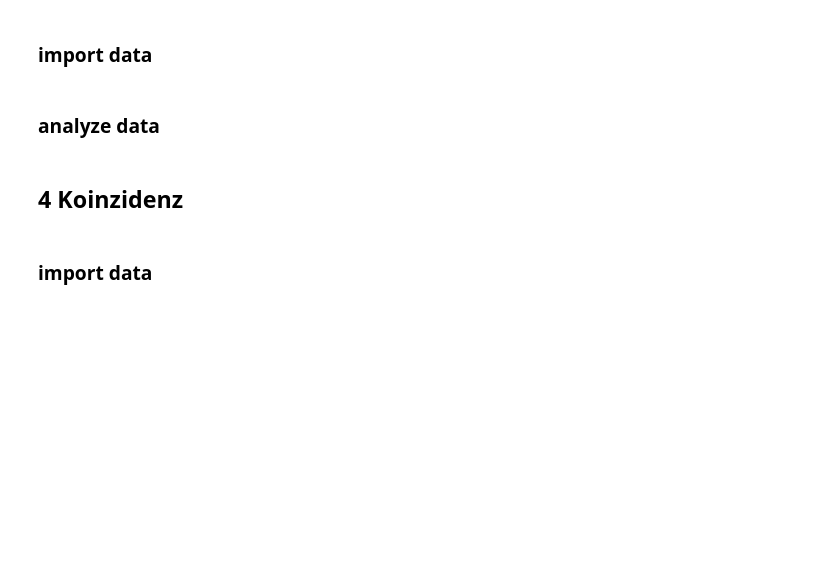
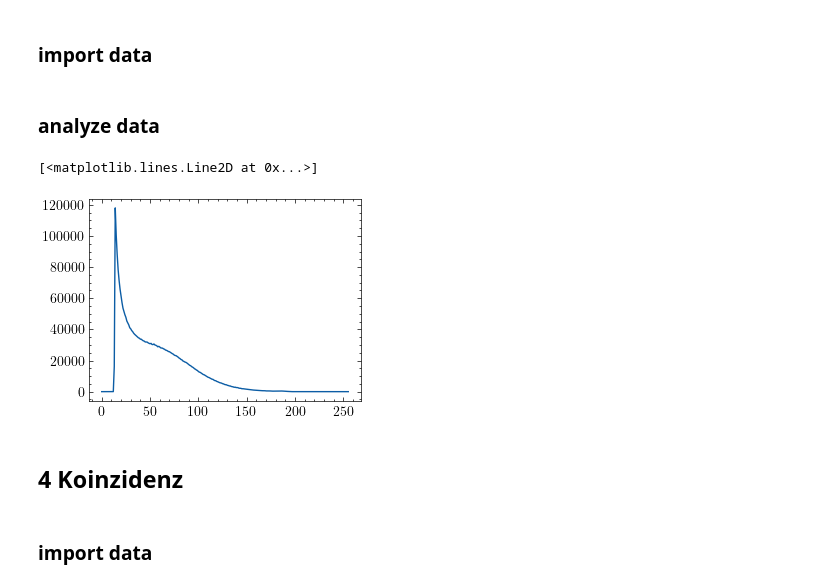
Before and after one commit to emhl/FP1, a Jupyter notebook: Compton.ipynb, the cells around one changed output. Drawn from its saved outputs; the diff is of its cells as text; code cells hidden in the pictures; blank space fills up the shorter version.

```diff
--- a/Compton.ipynb
+++ b/Compton.ipynb
@@ -63,8 +120,15 @@ def mapcolors(n):
 ## 3 Rückstoßelektronen
 # %% [markdown]
 ### import data
+# %%
+rueckstoss_data = pd.read_csv('Compton/data_alt/Rückstosselektronen_Punkt3/Spektrum_Rückstosselektronen.txt', sep='\t', header=None, names=['t', 'c'])
 # %% [markdown]
 ### analyze data
+# %%
+plt.plot(rueckstoss_data['t'], rueckstoss_data['c'], label='Rückstosselektronen')
+# %% [output]
+[<matplotlib.lines.Line2D at 0x...>]
+[figure, added]
 # %% [markdown]
 ## 4 Koinzidenz
 # %% [markdown]
```
Also changed, not shown: parts of 6 cells of this notebook, 12 other files.
